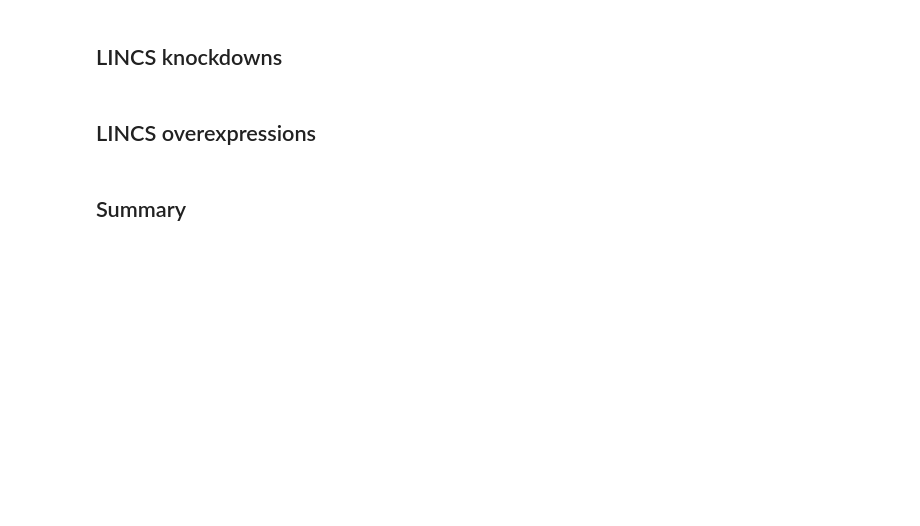
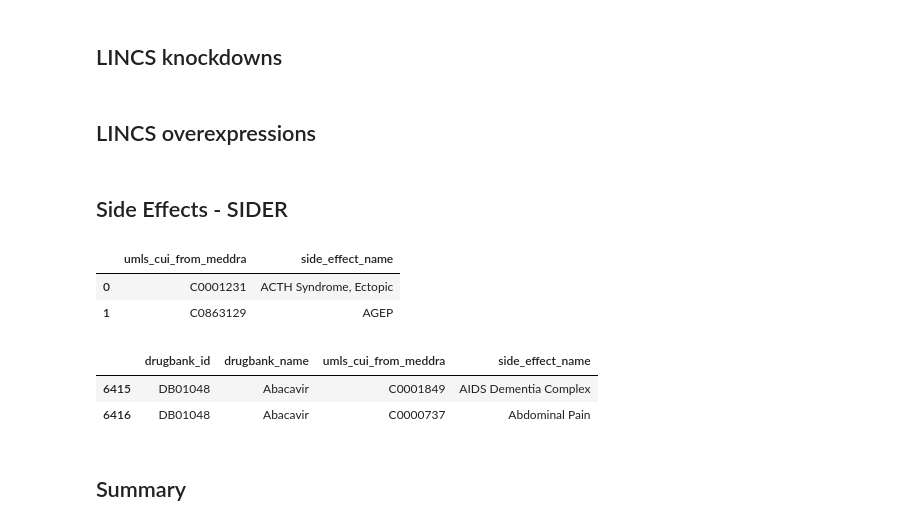
Before and after one commit to dhimmel/integrate, a Jupyter notebook: integrate.ipynb, the cells around one changed output. Drawn from its saved outputs; the diff is of its cells as text; code cells hidden in the pictures; blank space fills up the shorter version.

Commit message:
Added side effects
Side effects from SIDER 4.

Removed writing to pickle because json reading is now implemented. Removed
reading of exported json graph to save runtime.

```diff
--- a/integrate.ipynb
+++ b/integrate.ipynb
@@ -497,3 +497,14 @@ for overexpression, row in l1000_oe_df.iterrows():
             target_id = 'gene', int(gene)
             data = {'z-score': zscore, 'unbiased': True}
             graph.add_edge(source_id, target_id, kind, 'forward', data)
+# %% [markdown]
+## Side Effects - SIDER
+# %%
+commit = '2acca0b065e736bc99702906024efd4718e502ee'
+url = rawgit('dhimmel', 'SIDER4', commit, 'data/side-effect-terms.tsv')
+side_effect_df = pandas.read_table(url)
+side_effect_df.head(2)
+# %% [output]
+|  | umls_cui_from_meddra | side_effect_name |
+| 0 | C0001231 | ACTH Syndrome, Ectopic |
+| 1 | C0863129 | AGEP |
@@ -499,0 +514,9 @@ for overexpression, row in l1000_oe_df.iterrows():
+# %%
+url = rawgit('dhimmel', 'SIDER4', commit, 'data/side-effects.tsv')
+sider_df = pandas.read_table(url)
+sider_df = sider_df[sider_df.drugbank_id.isin(compound_df.drugbank_id)]
+sider_df.head(2)
+# %% [output]
+|  | drugbank_id | drugbank_name | umls_cui_from_meddra | side_effect_name |
+| 6415 | DB01048 | Abacavir | C0001849 | AIDS Dementia Complex |
+| 6416 | DB01048 | Abacavir | C0000737 | Abdominal Pain |
```
Also changed, not shown: parts of 8 cells of this notebook.
